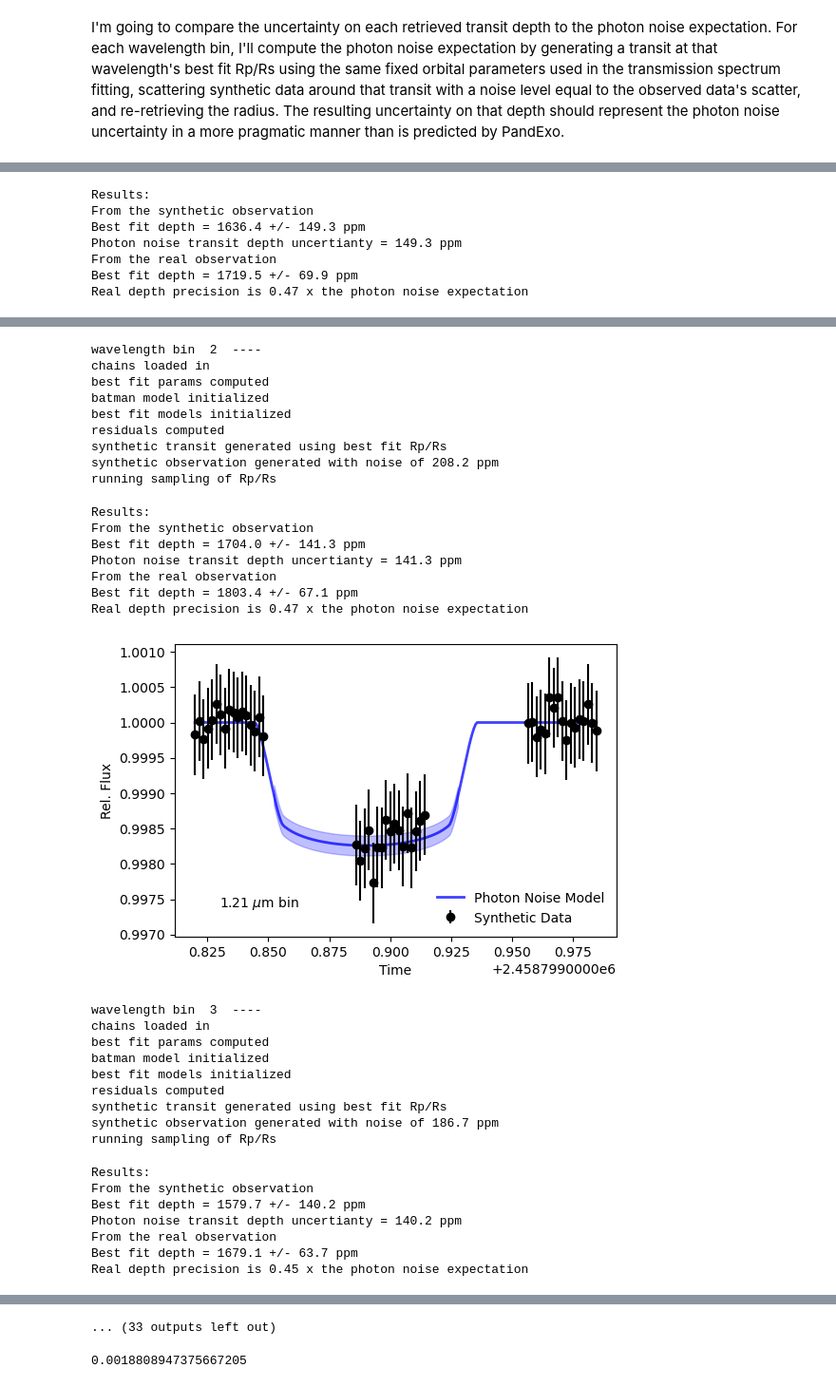
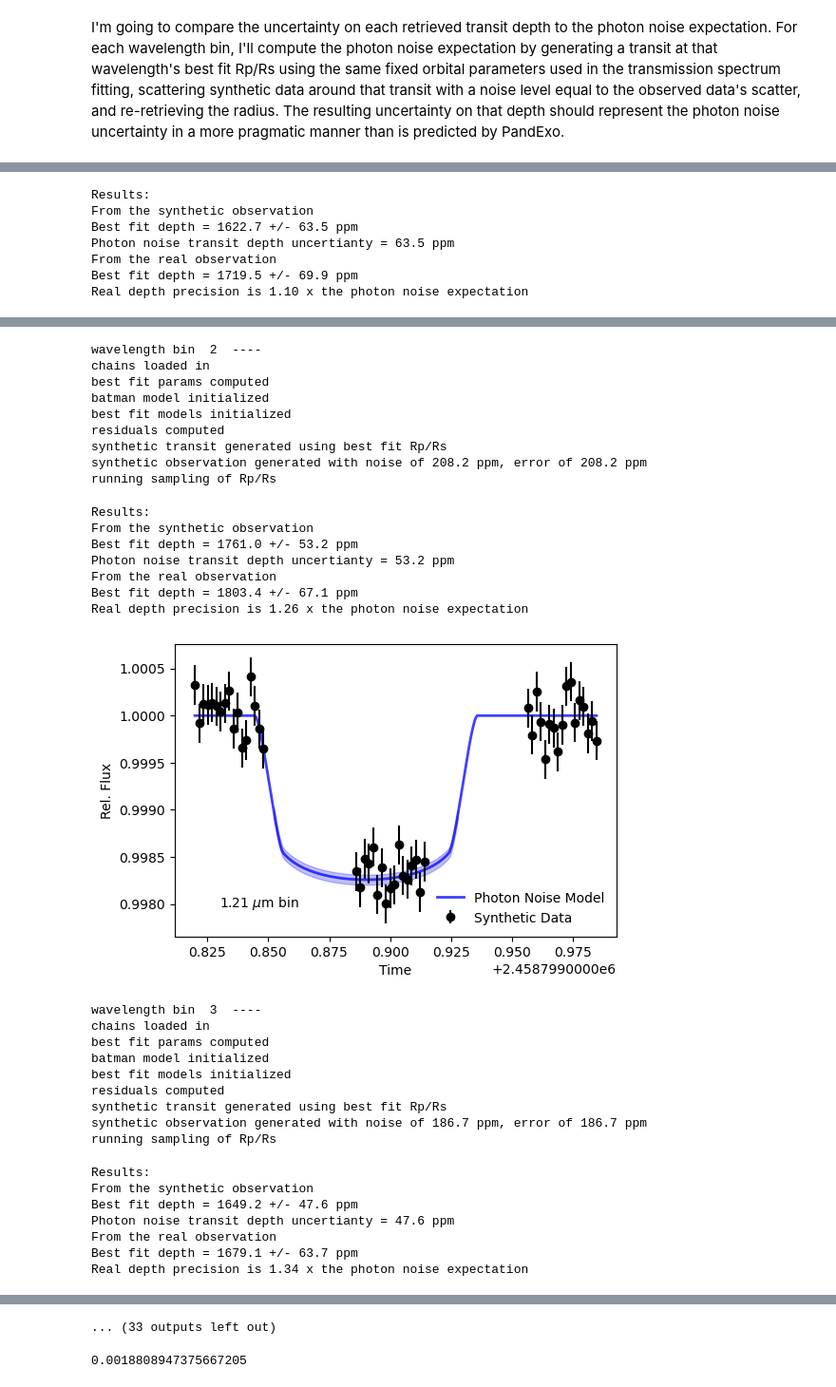
Before and after one commit to mm-murphy/hd219666b, a Jupyter notebook: analysis/Photon noise check.ipynb, the cells around one changed output, grey strips where cells are left out. Shown at 95% size. Drawn from its saved outputs; the diff is of its cells as text; code cells hidden in the pictures.

Commit message:
new notebook for jf plots

```diff
--- a/analysis/Photon noise check.ipynb
+++ b/analysis/Photon noise check.ipynb
@@ -114,6 +114,9 @@ for wav in range(Nbins):
     errors[wav, sd1_idxs] /= normval1
     fluxes[wav, sd0_idxs] /= normval0
     errors[wav, sd0_idxs] /= normval0
+
+#error_correction_factor = 3.0
+#errors /= error_correction_factor
 
 Npoints = fluxes.shape[1]
 Nwaves = fluxes.shape[0]
@@ -180,6 +183,7 @@ for wavebin in range(Nwaves):
     wav_detflux, wav_deterr = wav_flux / wav_sys, wav_err / wav_sys
     wav_residuals = (wav_flux - wav_model)
     mean_residual, sd_residual = norm.fit(wav_residuals)
+    mean_abs_residual = np.mean(abs(wav_residuals))
     print('residuals computed')
 
     # Initializing the new BATMAN model
@@ -199,11 +203,13 @@ for wavebin in range(Nwaves):
 
     synth_flux = np.ones(len(synth_model))
     synth_errs = np.ones(len(synth_model))
+    error_scaling = np.mean(wav_errs) / sd_residual
+
     for i, val in enumerate(times):
         jitter = np.random.normal(0., sd_residual)
         synth_flux[i] = synth_model[i] + jitter
-        synth_errs[i] = wav_errs[i]
-    print('synthetic observation generated with noise of %.1f ppm'%(1.e6*sd_residual))
+        synth_errs[i] = wav_errs[i] / error_scaling
+    print('synthetic observation generated with noise of %.1f ppm, error of %.1f ppm'%(1.e6*sd_residual, 1.e6*np.mean(synth_errs)))
 
     # setting up the MCMC to re-retrieve the radius
     rprs_init, rprs_init_err = np.copy(wav_rprs), np.copy(wav_rprs_err)
@@ -296,8 +302,8 @@ synthetic observation generated with noise of 243.5 ppm
 running sampling of Rp/Rs
 Results:
 From the synthetic observation
-Best fit depth = 1636.4 +/- 149.3 ppm
-Photon noise transit depth uncertianty = 149.3 ppm
+Best fit depth = 1622.7 +/- 63.5 ppm
+Photon noise transit depth uncertianty = 63.5 ppm
 From the real observation
 Best fit depth = 1719.5 +/- 69.9 ppm
-Real depth precision is 0.47 x the photon noise expectation
+Real depth precision is 1.10 x the photon noise expectation
@@ -305,20 +311,20 @@ Real depth precision is 0.47 x the photon noise expectation
 wavelength bin  2  ----
 chains loaded in
 best fit params computed
 batman model initialized
 best fit models initialized
 residuals computed
 synthetic transit generated using best fit Rp/Rs
-synthetic observation generated with noise of 208.2 ppm
+synthetic observation generated with noise of 208.2 ppm, error of 208.2 ppm
 running sampling of Rp/Rs
 Results:
 From the synthetic observation
-Best fit depth = 1704.0 +/- 141.3 ppm
-Photon noise transit depth uncertianty = 141.3 ppm
+Best fit depth = 1761.0 +/- 53.2 ppm
+Photon noise transit depth uncertianty = 53.2 ppm
 From the real observation
 Best fit depth = 1803.4 +/- 67.1 ppm
-Real depth precision is 0.47 x the photon noise expectation
+Real depth precision is 1.26 x the photon noise expectation
-[figure, old version]
+[figure, new version]
 wavelength bin  3  ----
 chains loaded in
 best fit params computed
@@ -326,12 +332,12 @@ batman model initialized
 best fit models initialized
 residuals computed
 synthetic transit generated using best fit Rp/Rs
-synthetic observation generated with noise of 186.7 ppm
+synthetic observation generated with noise of 186.7 ppm, error of 186.7 ppm
 running sampling of Rp/Rs
 Results:
 From the synthetic observation
-Best fit depth = 1579.7 +/- 140.2 ppm
-Photon noise transit depth uncertianty = 140.2 ppm
+Best fit depth = 1649.2 +/- 47.6 ppm
+Photon noise transit depth uncertianty = 47.6 ppm
 From the real observation
 Best fit depth = 1679.1 +/- 63.7 ppm
-Real depth precision is 0.45 x the photon noise expectation
+Real depth precision is 1.34 x the photon noise expectation
```
Also changed, not shown: parts of 1 cell of this notebook, 5 other files.
